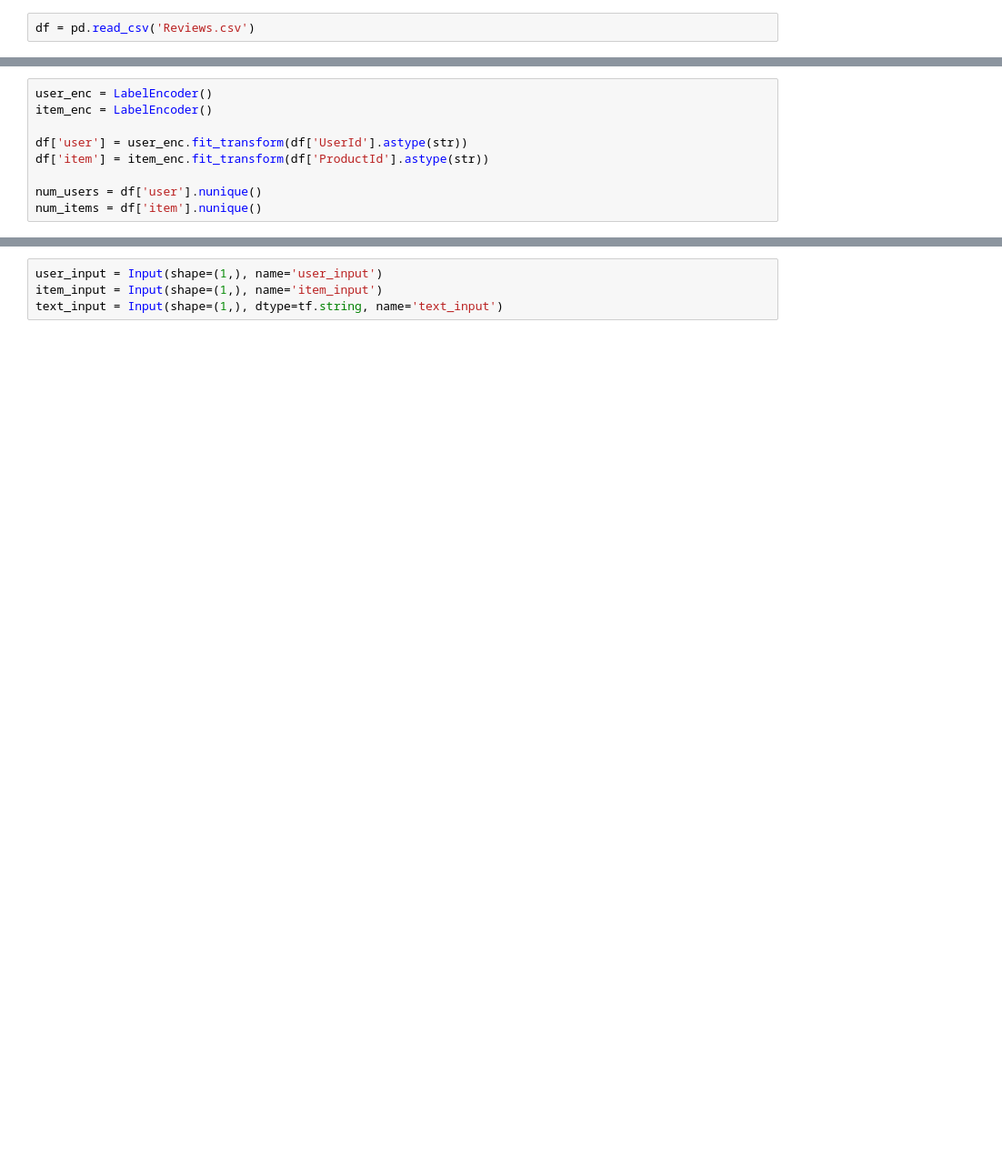
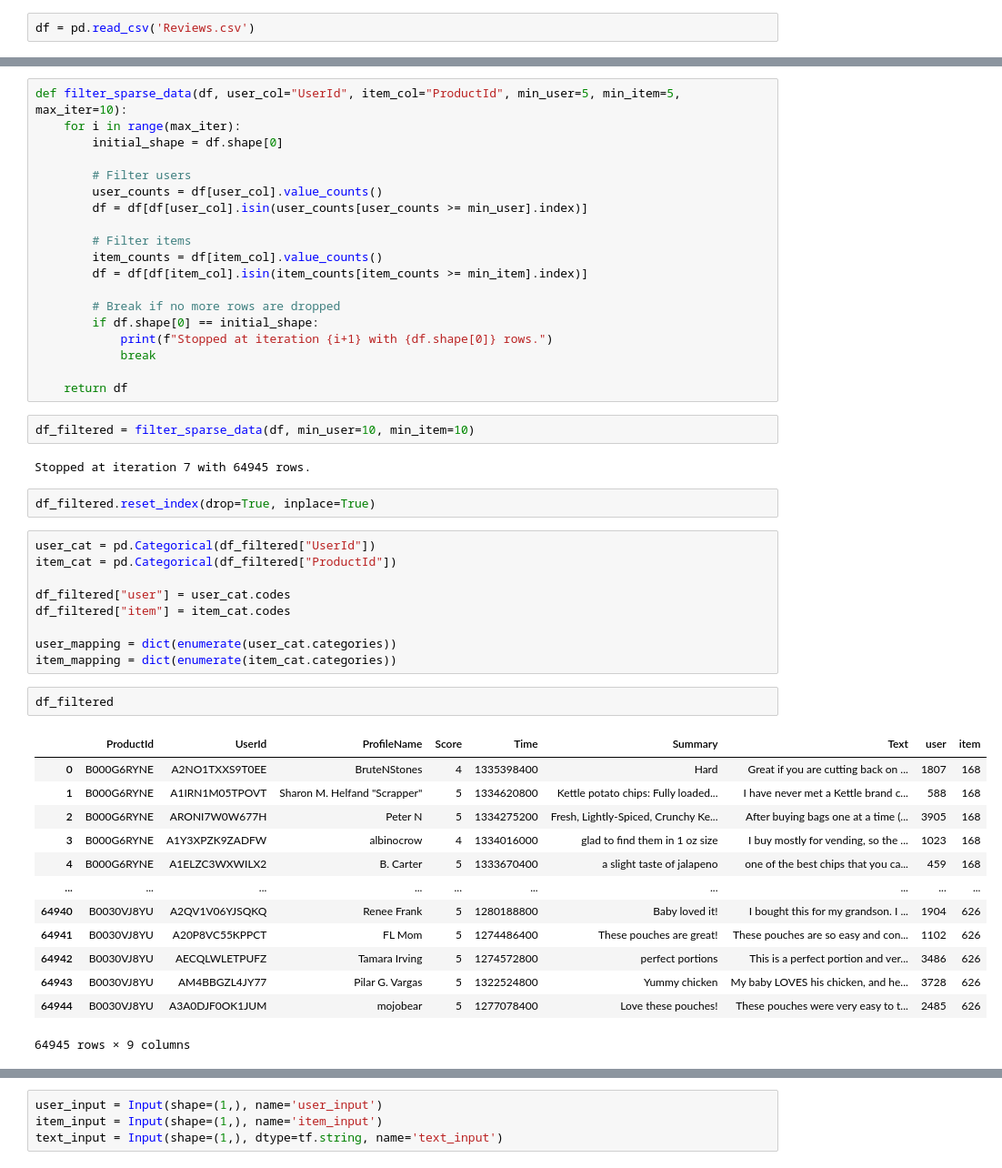
Before and after one commit to ferenbulbul/DL, a Jupyter notebook: ncf.ipynb, the cells around one changed output, grey strips where cells are left out. Shown at 91% size. Saved outputs shown, nothing was run; the diff lists cells and outputs as text; blank space fills up the shorter version.

```diff
--- a/ncf.ipynb
+++ b/ncf.ipynb
@@ -13,10 +60,51 @@ df = pd.read_csv('Reviews.csv')
+# %%
+def filter_sparse_data(df, user_col="UserId", item_col="ProductId", min_user=5, min_item=5, max_iter=10):
+    for i in range(max_iter):
+        initial_shape = df.shape[0]
+
+        # Filter users
+        user_counts = df[user_col].value_counts()
+        df = df[df[user_col].isin(user_counts[user_counts >= min_user].index)]
+
+        # Filter items
+        item_counts = df[item_col].value_counts()
+        df = df[df[item_col].isin(item_counts[item_counts >= min_item].index)]
+
+        # Break if no more rows are dropped
+        if df.shape[0] == initial_shape:
+            print(f"Stopped at iteration {i+1} with {df.shape[0]} rows.")
+            break
+
+    return df
+# %%
+df_filtered = filter_sparse_data(df, min_user=10, min_item=10)
+# %% [output]
+Stopped at iteration 7 with 64945 rows.
+# %%
+df_filtered.reset_index(drop=True, inplace=True)
 # %%
-user_enc = LabelEncoder()
-item_enc = LabelEncoder()
+user_cat = pd.Categorical(df_filtered["UserId"])
+item_cat = pd.Categorical(df_filtered["ProductId"])
 
-df['user'] = user_enc.fit_transform(df['UserId'].astype(str))
-df['item'] = item_enc.fit_transform(df['ProductId'].astype(str))
+df_filtered["user"] = user_cat.codes
+df_filtered["item"] = item_cat.codes
 
-num_users = df['user'].nunique()
-num_items = df['item'].nunique()
+user_mapping = dict(enumerate(user_cat.categories))
+item_mapping = dict(enumerate(item_cat.categories))
+# %%
+df_filtered
+# %% [output]
+|  | ProductId | UserId | ProfileName | Score | Time | Summary | Text | user | item |
+| 0 | B000G6RYNE | A2NO1TXXS9T0EE | BruteNStones | 4 | 1335398400 | Hard | Great if you are cutting back on ... | 1807 | 168 |
+| 1 | B000G6RYNE | A1IRN1M05TPOVT | Sharon M. Helfand "Scrapper" | 5 | 1334620800 | Kettle potato chips: Fully loaded... | I have never met a Kettle brand c... | 588 | 168 |
+| 2 | B000G6RYNE | ARONI7W0W677H | Peter N | 5 | 1334275200 | Fresh, Lightly-Spiced, Crunchy Ke... | After buying bags one at a time (... | 3905 | 168 |
+| 3 | B000G6RYNE | A1Y3XPZK9ZADFW | albinocrow | 4 | 1334016000 | glad to find them in 1 oz size | I buy mostly for vending, so the ... | 1023 | 168 |
+| 4 | B000G6RYNE | A1ELZC3WXWILX2 | B. Carter | 5 | 1333670400 | a slight taste of jalapeno | one of the best chips that you ca... | 459 | 168 |
+| ... | ... | ... | ... | ... | ... | ... | ... | ... | ... |
+| 64940 | B0030VJ8YU | A2QV1V06YJSQKQ | Renee Frank | 5 | 1280188800 | Baby loved it! | I bought this for my grandson. I ... | 1904 | 626 |
+| 64941 | B0030VJ8YU | A20P8VC55KPPCT | FL Mom | 5 | 1274486400 | These pouches are great! | These pouches are so easy and con... | 1102 | 626 |
+| 64942 | B0030VJ8YU | AECQLWLETPUFZ | Tamara Irving | 5 | 1274572800 | perfect portions | This is a perfect portion and ver... | 3486 | 626 |
+| 64943 | B0030VJ8YU | AM4BBGZL4JY77 | Pilar G. Vargas | 5 | 1322524800 | Yummy chicken | My baby LOVES his chicken, and he... | 3728 | 626 |
+| 64944 | B0030VJ8YU | A3A0DJF0OK1JUM | mojobear | 5 | 1277078400 | Love these pouches! | These pouches were very easy to t... | 2485 | 626 |
+64945 rows × 9 columns
 # %%
```
Also changed, not shown: parts of 35 cells of this notebook, 1 other file.
